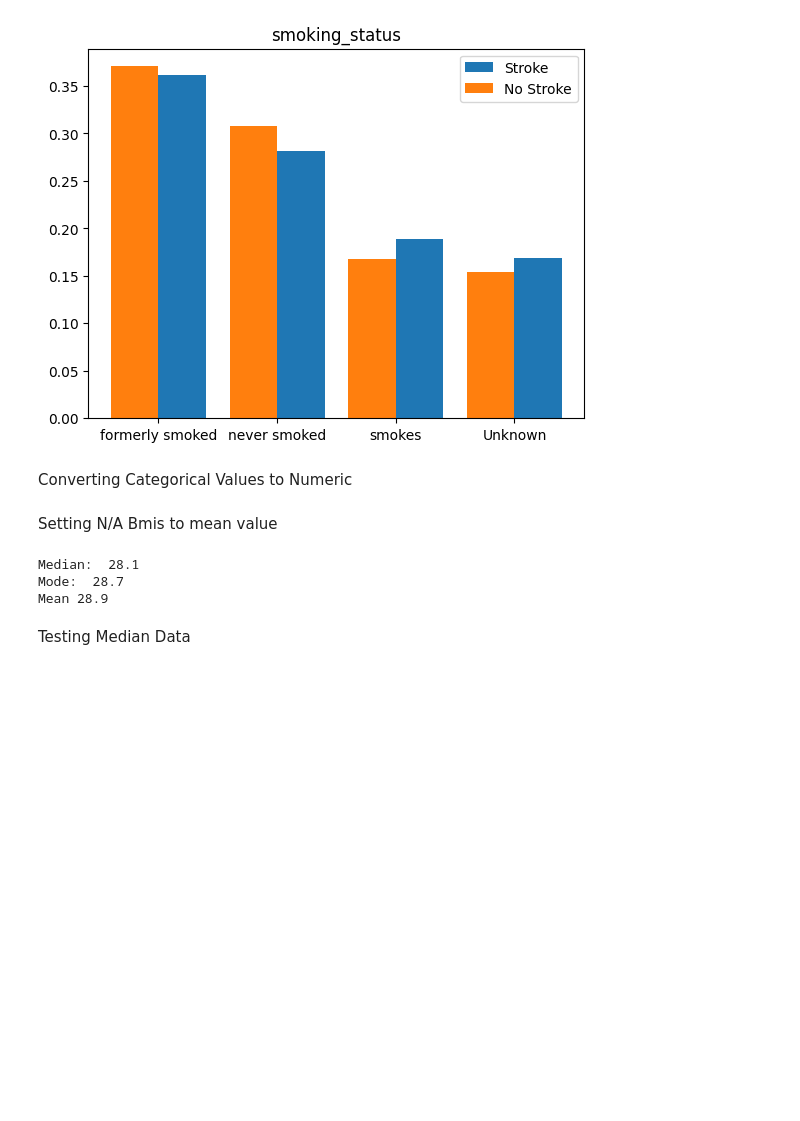
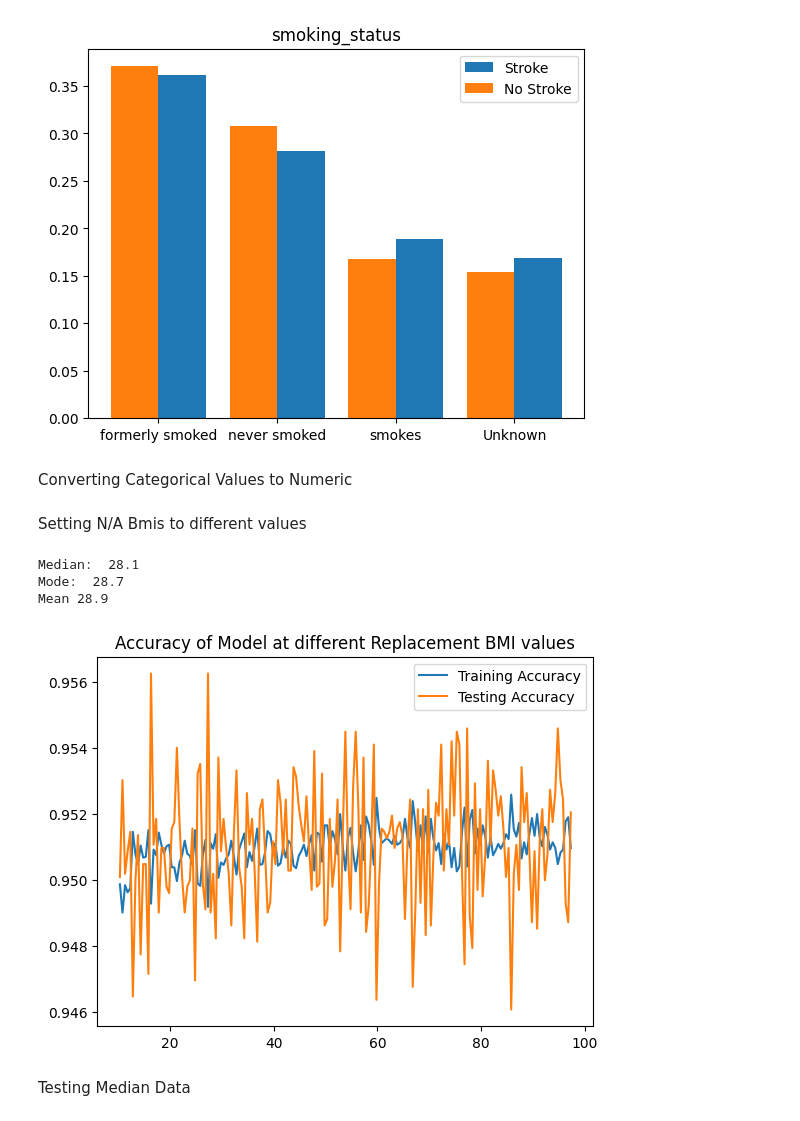
Before and after one commit to meredithc001/Stroke-Prediction, a Jupyter notebook: predictor.ipynb, the cells around one changed output. Saved outputs shown, nothing was run; the diff lists cells and outputs as text; code cells hidden in the pictures; blank space fills up the shorter version.

```diff
--- a/predictor.ipynb
+++ b/predictor.ipynb
@@ -89,22 +91,48 @@ df['ever_married'].replace(['No', 'Yes'], [0,1], inplace=True)
 df['work_type'].replace(['Private', 'Self-employed', 'Govt_job', 'children', 'Never_worked'], [0,1,2,3,4], inplace=True)
 df['smoking_status'].replace(['formerly smoked', 'never smoked', 'smokes', 'Unknown'], [0,1,2,3], inplace=True)
 # %% [markdown]
-Setting N/A Bmis to mean value
+Setting N/A Bmis to different values
-# %%
-median_df = deepcopy(df)
-mean_df = deepcopy(df)
-mode_df = deepcopy(df)
-median_df['bmi'] = median_df['bmi'].replace(np.NaN, round(df['bmi'].median(), 1))
-mode_df['bmi'] = mode_df['bmi'].replace(np.NaN, round(df['bmi'].mode()[0], 1))
-mean_df['bmi'] = mean_df['bmi'].replace(np.NaN, round(df['bmi'].mean(), 1))
-
-print("Median: ",df['bmi'].median())
-print("Mode: ", df['bmi'].mode()[0])
-print("Mean", round(df['bmi'].mean(), 1))
-# %% [output]
-Median:  28.1
-Mode:  28.7
-Mean 28.9
+# %%
+print("Median: ",df['bmi'].median())
+print("Mode: ", df['bmi'].mode()[0])
+print("Mean", round(df['bmi'].mean(), 1))
+df['bmi'].min()
+training = []
+testing = []
+values = np.arange(round(df['bmi'].min(), 1), round(df['bmi'].max(), 1), .5)
+for i in range(len(values)):
+    new_df = deepcopy(df)
+    new_df['bmi'] = new_df['bmi'].replace(np.NaN, values[i])
+    X = new_df.loc[:, new_df.columns != 'stroke']
+    y = df['stroke']
+    temp_train_accuracy = np.empty(10)
+    temp_test_accuracy = np.empty(10)
+    for x in range(10):
+        X_train, X_test, y_train, y_test = train_test_split(X,y, test_size=.2, shuffle=True)
+        model = LogisticRegression(solver="liblinear", random_state=0).fit(X_train,y_train)
+        predictions = model.predict(X_train)
+        total_correct = np.sum(predictions == y_train)
+        accuracy = total_correct / len(y_train)
+        temp_train_accuracy[x] = (accuracy)
+
+        predictions = model.predict(X_test)
+        total_correct = np.sum(predictions == y_test)
+        accuracy = total_correct / len(y_test)
+        temp_test_accuracy[x] = (accuracy)
+    training.append(temp_train_accuracy.sum() / 10)
+    testing.append(temp_test_accuracy.sum() / 10)
+# %% [output]
+Median:  28.1
+Mode:  28.7
+Mean 28.9
+# %%
+plt.plot(values, training, label="Training Accuracy")
+plt.plot(values, testing, label="Testing Accuracy")
+plt.title("Accuracy of Model at different Replacement BMI values")
+plt.legend()
+plt.show()
+# %% [output]
+[figure, added]
 # %% [markdown]
 Testing Median Data
 # %%
```
Also changed, not shown: parts of 7 cells of this notebook.
